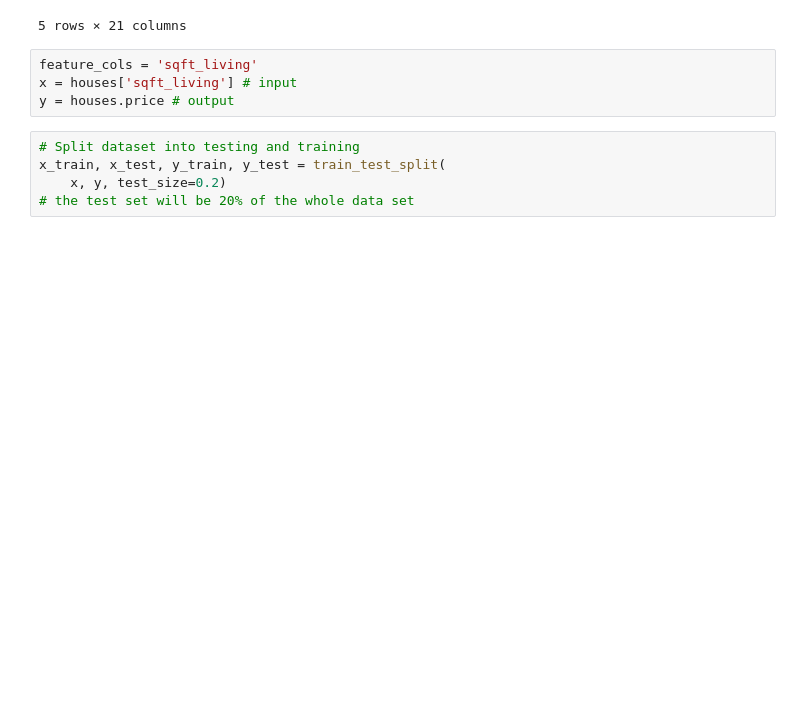
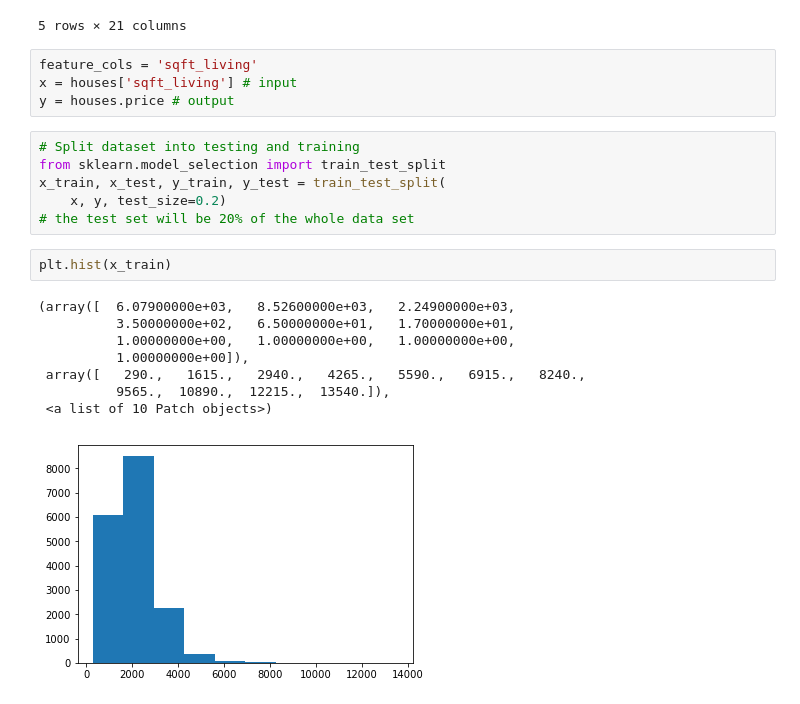
Before and after one commit to mansi1710/ACM_workshop, a Jupyter notebook: Untitled1.ipynb, the cells around one changed output. Saved outputs shown, nothing was run; the diff lists cells and outputs as text; blank space fills up the shorter version.

```diff
--- a/Untitled1.ipynb
+++ b/Untitled1.ipynb
@@ -24,9 +23,21 @@ x = houses['sqft_living'] # input
 y = houses.price # output
 # %%
 # Split dataset into testing and training
+from sklearn.model_selection import train_test_split
 x_train, x_test, y_train, y_test = train_test_split(
     x, y, test_size=0.2)
 # the test set will be 20% of the whole data set
+# %%
+plt.hist(x_train)
+# %% [output]
+(array([  6.07900000e+03,   8.52600000e+03,   2.24900000e+03,
+          3.50000000e+02,   6.50000000e+01,   1.70000000e+01,
+          1.00000000e+00,   1.00000000e+00,   1.00000000e+00,
+          1.00000000e+00]),
+ array([   290.,   1615.,   2940.,   4265.,   5590.,   6915.,   8240.,
+          9565.,  10890.,  12215.,  13540.]),
+ <a list of 10 Patch objects>)
+[figure, added]
 # %%
 from sklearn.preprocessing import MinMaxScaler
 scaler = MinMaxScaler()
```
Also changed, not shown: parts of 8 cells of this notebook.
